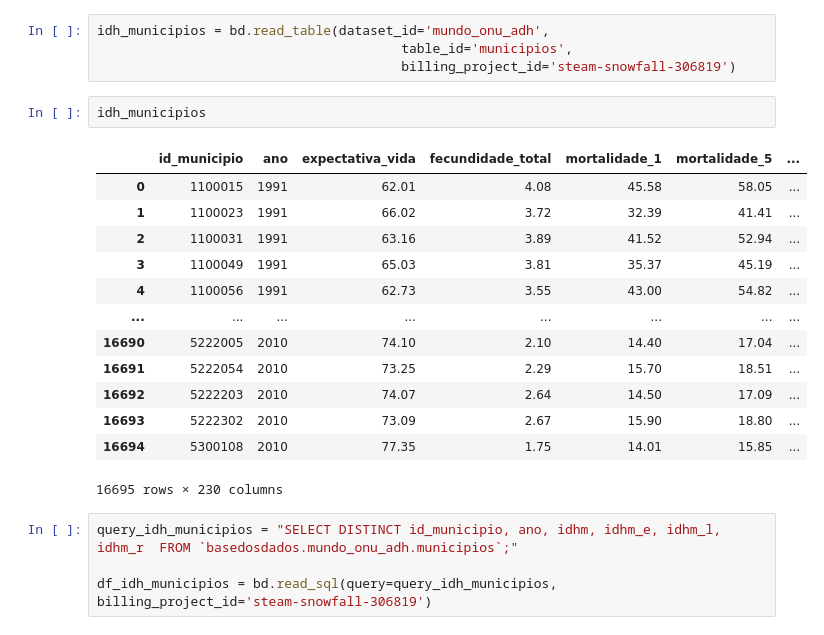
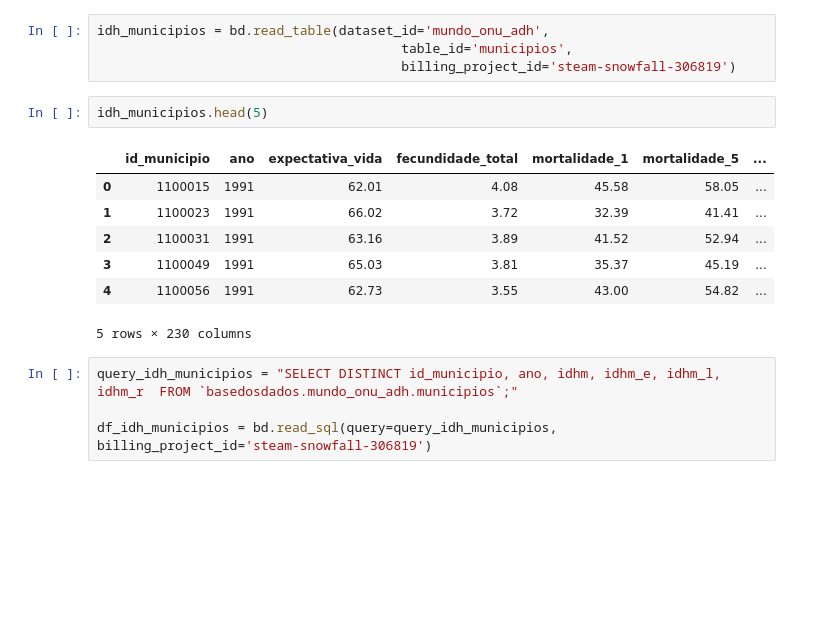
Before and after one commit to UFRJ-Analytica/odd2021, a Jupyter notebook: teste_cliente_basedosdados.ipynb, the cells around one changed output. Drawn from its saved outputs; the diff is of its cells as text; blank space fills up the shorter version.

```diff
--- a/teste_cliente_basedosdados.ipynb
+++ b/teste_cliente_basedosdados.ipynb
@@ -47,21 +53,15 @@ idh_municipios = bd.read_table(dataset_id='mundo_onu_adh',
                                        table_id='municipios',
                                        billing_project_id='steam-snowfall-306819')
 # %%
-idh_municipios
+idh_municipios.head(5)
 # %% [output]
 |  | id_municipio | ano | expectativa_vida | fecundidade_total | mortalidade_1 | mortalidade_5 | ... |
 | 0 | 1100015 | 1991 | 62.01 | 4.08 | 45.58 | 58.05 | ... |
 | 1 | 1100023 | 1991 | 66.02 | 3.72 | 32.39 | 41.41 | ... |
 | 2 | 1100031 | 1991 | 63.16 | 3.89 | 41.52 | 52.94 | ... |
 | 3 | 1100049 | 1991 | 65.03 | 3.81 | 35.37 | 45.19 | ... |
 | 4 | 1100056 | 1991 | 62.73 | 3.55 | 43.00 | 54.82 | ... |
-| ... | ... | ... | ... | ... | ... | ... | ... |
-| 16690 | 5222005 | 2010 | 74.10 | 2.10 | 14.40 | 17.04 | ... |
-| 16691 | 5222054 | 2010 | 73.25 | 2.29 | 15.70 | 18.51 | ... |
-| 16692 | 5222203 | 2010 | 74.07 | 2.64 | 14.50 | 17.09 | ... |
-| 16693 | 5222302 | 2010 | 73.09 | 2.67 | 15.90 | 18.80 | ... |
-| 16694 | 5300108 | 2010 | 77.35 | 1.75 | 14.01 | 15.85 | ... |
-16695 rows × 230 columns
+5 rows × 230 columns
 # %%
 query_idh_municipios = "SELECT DISTINCT id_municipio, ano, idhm, idhm_e, idhm_l, idhm_r  FROM `basedosdados.mundo_onu_adh.municipios`;"
 
```
Also changed, not shown: parts of 11 cells of this notebook.
